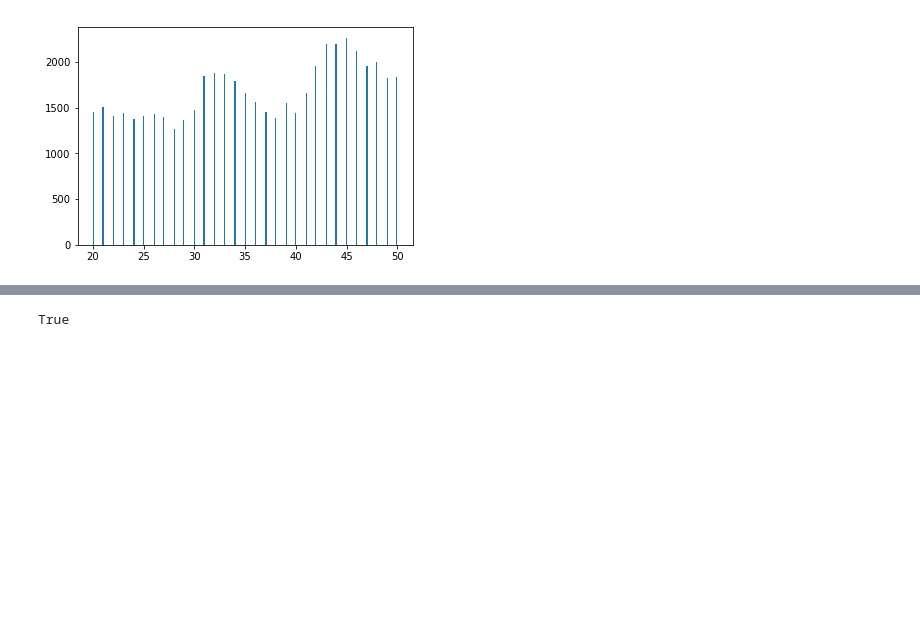
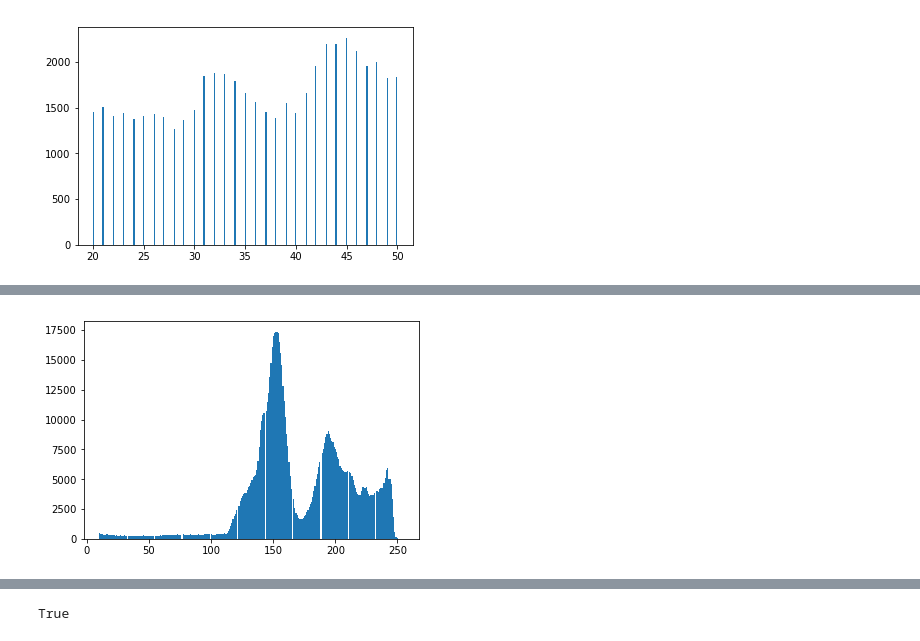
Before and after one commit to csyyyyyyy/ciwa, a Jupyter notebook: Untitled.ipynb, the cells around one changed output, grey strips where cells are left out. Cells and saved outputs as stored; diff of their text form; code cells hidden in the pictures; blank space fills up the shorter version.

```diff
--- a/Untitled.ipynb
+++ b/Untitled.ipynb
@@ -155,0 +161,5 @@ cv2.destroyAllWindows()
+# %%
+plt.hist(img_f.ravel(), 256, [10, 255])
+plt.show()
+# %% [output]
+[figure, added]
```
Also changed, not shown: parts of 41 cells of this notebook, 5 other files.
